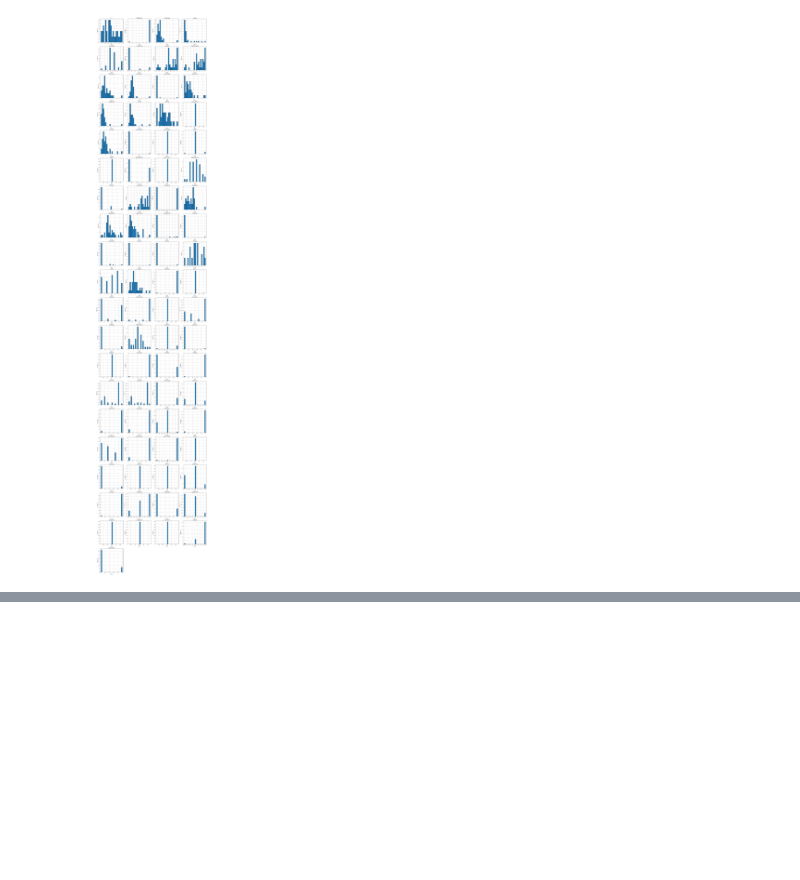
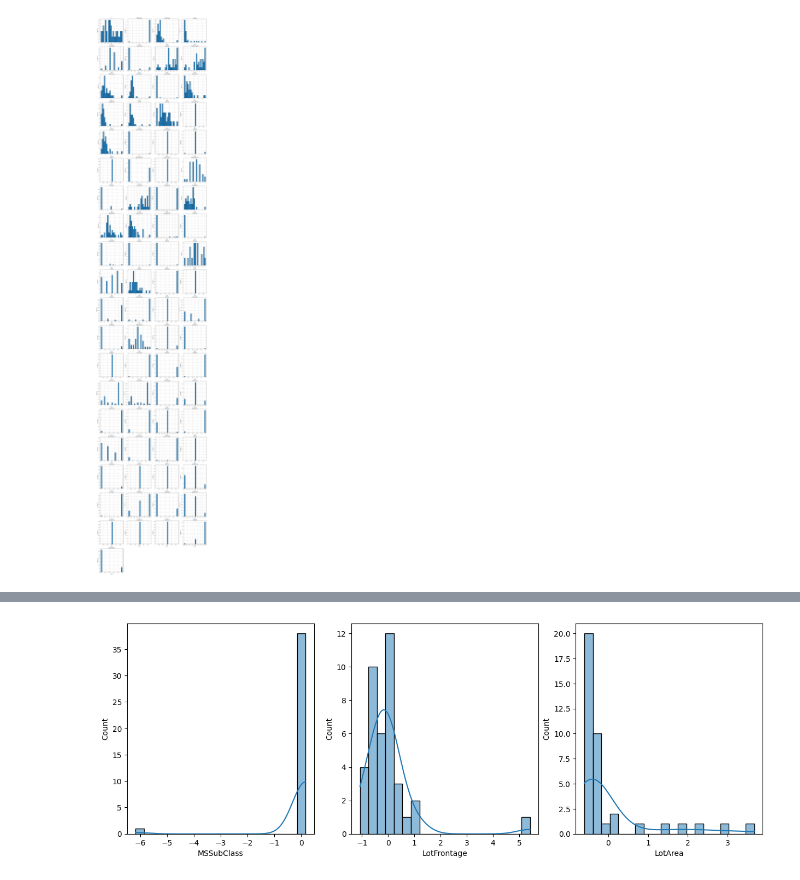
Before and after one commit to rezzz59/STUPEN, a Jupyter notebook: data_cleansing.ipynb, the cells around one changed output, grey strips where cells are left out. Saved outputs shown, nothing was run; the diff lists cells and outputs as text; code cells hidden in the pictures; blank space fills up the shorter version.

Commit message:
update visualisasi data

```diff
--- a/data_cleansing.ipynb
+++ b/data_cleansing.ipynb
@@ -391,0 +402,9 @@ plt.show()
+# %%
+columns_to_plot = ['MSSubClass', 'LotFrontage', 'LotArea']
+
+plt.figure(figsize=(15 , 5))
+for i, column in enumerate(columns_to_plot):
+    plt.subplot(1, len(columns_to_plot), i + 1)
+    sns.histplot(df_lencoder[column], bins=20, kde=True)
+# %% [output]
+[figure, added]
```
Also changed, not shown: parts of 3 cells of this notebook.
